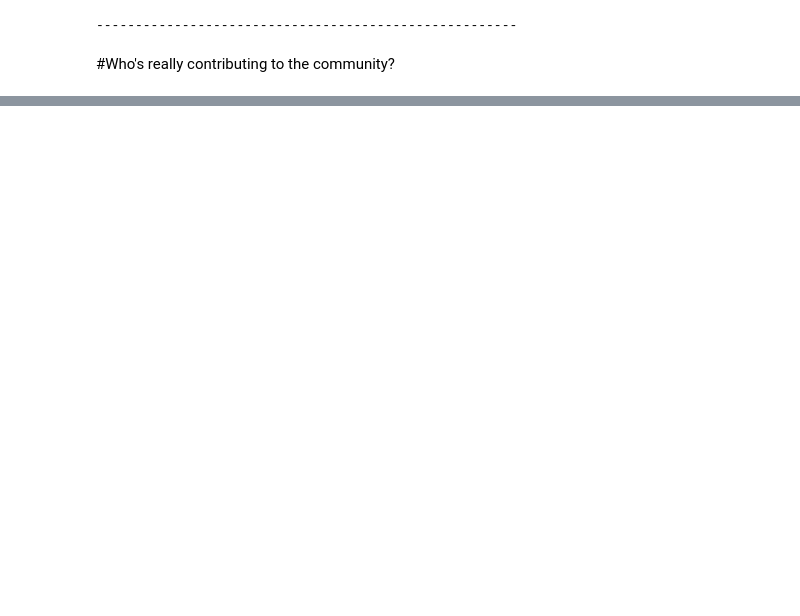
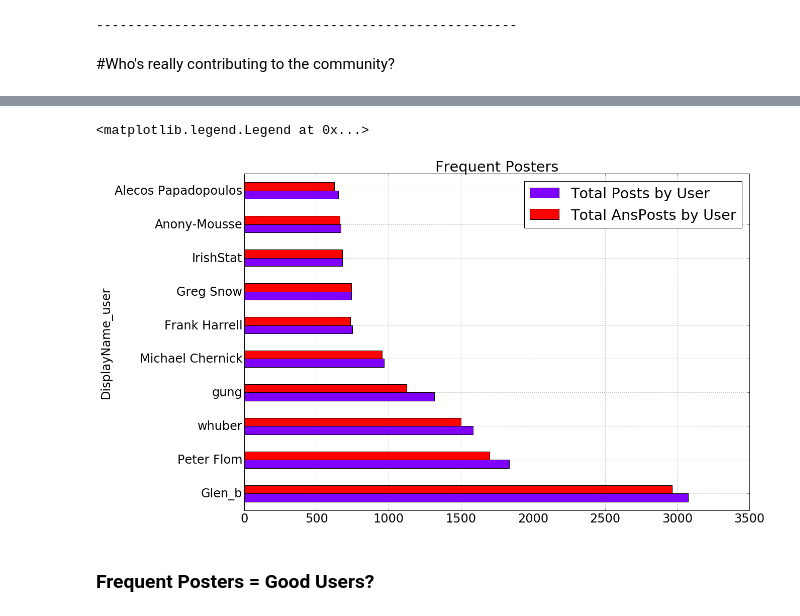
Before and after one commit to jpzhangvincent/StackOverflow-MLproject, a Jupyter notebook: EDA/Exploratory Data Analysis .ipynb, the cells around one changed output, grey strips where cells are left out. Saved outputs shown, nothing was run; the diff lists cells and outputs as text; code cells hidden in the pictures; blank space fills up the shorter version.

```diff
--- a/EDA/Exploratory Data Analysis .ipynb
+++ b/EDA/Exploratory Data Analysis .ipynb
@@ -128,0 +136,5 @@ Top 5 Answer
+# %%
+# return all the records for questions posts from posts table
+user_query = "SELECT DisplayName,Id FROM [users]"
+# %%
+user_df = pd.read_sql_query(user_query, conn)
@@ -128,0 +145,7 @@ Top 5 Answer
+# %%
+grouped = post_df[['OwnerUserId','DisplayName','ParentID','AcceptedAnswerId','ClosedDate']].groupby(['OwnerUserId']).count()
+grouped.reset_index(inplace=True)
+top_users = grouped.merge(user_df, left_on=grouped.OwnerUserId,right_on=user_df.Id,suffixes=['_post', '_user'])
+top_users.rename(columns={'DisplayName_post':'PostCount','AcceptedAnswerId':'AccpetedAnsCnt',\
+                          'ParentID':'AnsCnt','ClosedDate':'BadQuesCnt'},inplace=True)
+top_users['QuesCnt'] = top_users['PostCount'] - top_users['AnsCnt']
@@ -128,0 +161,11 @@ Top 5 Answer
+# %%
+top_10user = top_users.sort_values(['PostCount','AnsCnt'],ascending=[False,False]).head(10)
+top_10user.set_index('DisplayName_user',inplace=True)
+# %%
+top_10user[['PostCount','AnsCnt']].plot(kind='barh', title='Frequent Posters', figsize=(18, 12), colormap='rainbow')
+plt.legend(['Total Posts by User', 'Total AnsPosts by User'])
+# %% [output]
+<matplotlib.legend.Legend at 0x...>
+[figure, added]
+# %% [markdown]
+### Frequent Posters = Good Users?
```
Also changed, not shown: parts of 7 cells of this notebook.
